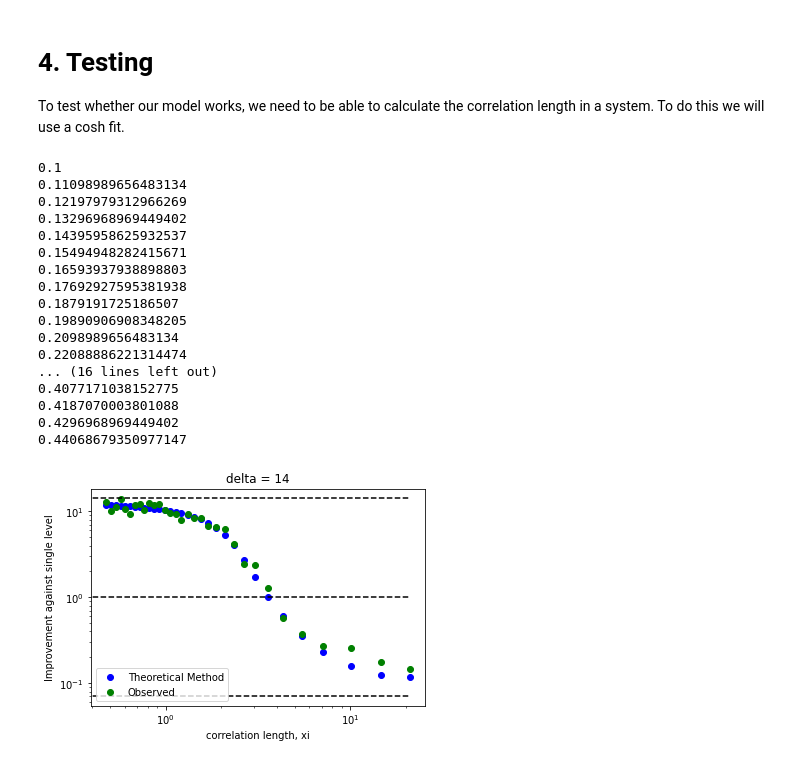
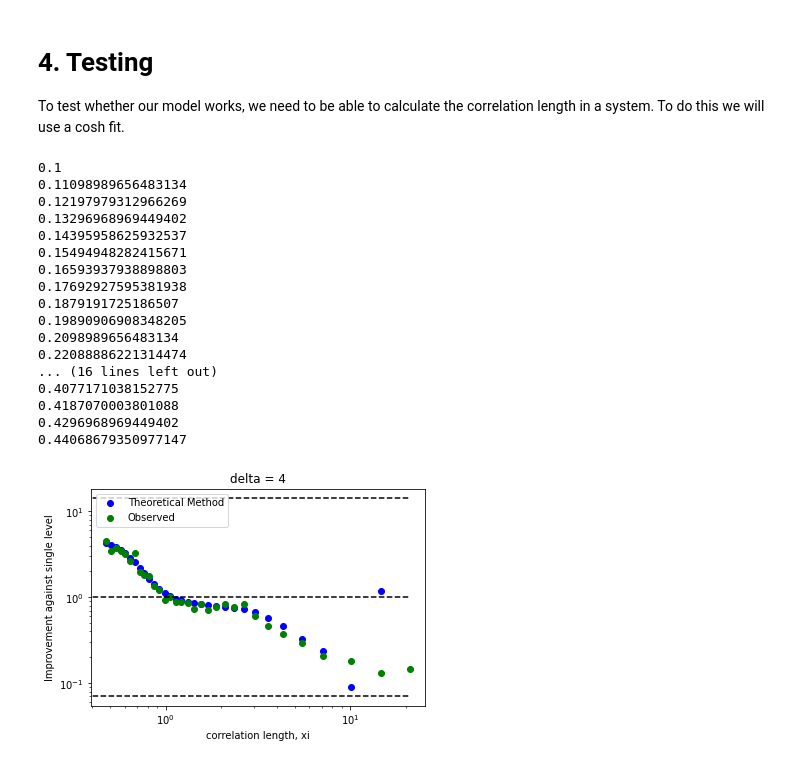
Before and after one commit to BenKMorley/Multilevel_notebook, a Jupyter notebook: Multilevel_Ising.ipynb, the cells around one changed output. Drawn from its saved outputs; the diff is of its cells as text; code cells hidden in the pictures.

Commit message:
testing other deltas

```diff
--- a/Multilevel_Ising.ipynb
+++ b/Multilevel_Ising.ipynb
@@ -1225,7 +1207,8 @@ The following function calculates the correlation between two slice-variables in
 def correlation(x1, x2, xi, L):
   distance = abs(x1 - x2)
 
-  return numpy.exp(-distance / xi) + numpy.exp(-(L - distance) / xi) - numpy.exp(-distance / xi) * numpy.exp(-(L - distance) / xi)
+  # return numpy.exp(-distance / xi) + numpy.exp(-(L - distance) / xi) - numpy.exp(-distance / xi) * numpy.exp(-(L - distance) / xi)
+  return numpy.exp(-distance / xi) + numpy.exp(-(L - distance) / xi)
 # %% [markdown]
 ## 3.2. Correlated field class
 # %%
@@ -1584,6 +1567,7 @@ To test whether our model works, we need to be able to calculate the correlation
 Theoretical = numpy.zeros(len(betas))
 N = 200
 M = 200
+delta = 4
 
 # Use the results we calculated in the previous section
 results = full_results[L]
@@ -1601,31 +1585,31 @@ plt.scatter(xis[L], Theoretical, label='Theoretical Method', color='b')
 plt.scatter(xis[L], (single_stds[:, delta] / multi_chisq[:, delta])[:len(betas)], label='Observed', color='g')
 plt.plot([0, max(xis[L])], [1, 1], color='k', ls='--')
 plt.plot([0, max(xis[L])], [numpy.sqrt(M), numpy.sqrt(M)], color='k', ls='--')
 plt.plot([0, max(xis[L])], [1 / numpy.sqrt(M), 1 / numpy.sqrt(M)], color='k', ls='--')
 
 plt.legend()
 plt.yscale('log')
 plt.xscale('log')
 plt.title(f'delta = {delta}')
 plt.ylabel('Improvement against single level')
 plt.xlabel('correlation length, xi')
 plt.show()
 # %% [output]
 0.1
 0.11098989656483134
 0.12197979312966269
 0.13296968969449402
 0.14395958625932537
 0.15494948282415671
 0.16593937938898803
 0.17692927595381938
 0.1879191725186507
 0.19890906908348205
 0.2098989656483134
 0.22088886221314474
 ... (16 lines left out)
 0.4077171038152775
 0.4187070003801088
 0.4296968969449402
 0.44068679350977147
-[figure, old version]
+[figure, new version]
```
Also changed, not shown: parts of 3 cells of this notebook.
